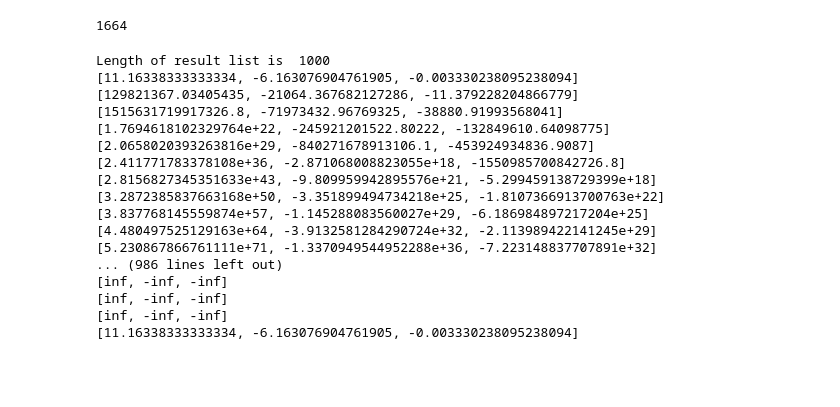
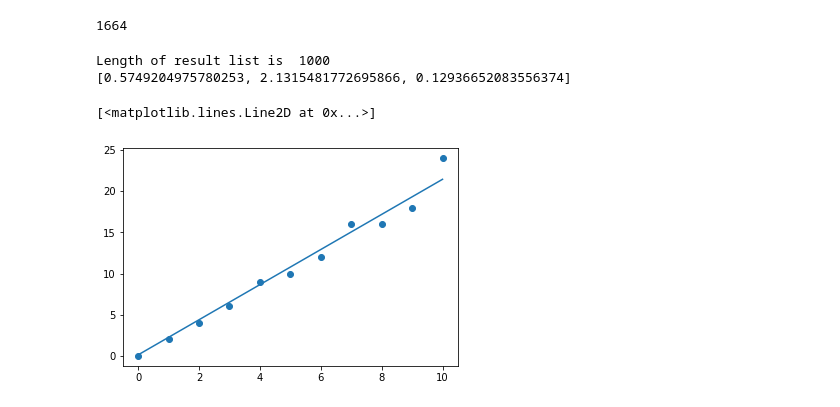
Before and after one commit to Ali-Rizvi-1/Gradient-Descent, a Jupyter notebook: main.ipynb, the cells around one changed output. Drawn from its saved outputs; the diff is of its cells as text; code cells hidden in the pictures; blank space fills up the shorter version.

```diff
--- a/main.ipynb
+++ b/main.ipynb
@@ -47,56 +47,49 @@ def gradient_descent(x,y):
     alpha = 0.001
     iterations = 1000
 
     for j in range(iterations):
 
         Total_J = 0
         d_m = 0 # accumulate total gradient in m
         d_c = 0 # accumulate total gradient in c
 
         for row in range(len(x)): # looping over number of training examples
 
             # hypothesis function
             hx = m*x[row]+c
 
             # cost function
-            J = ( (y[row]-hx)**2 )
+            J = ( (hx-y[row])**2 )
             Total_J = Total_J + J
 
-            d_c = d_c + 2*(y[row] - hx)
-            d_m = d_m + 2*x[row]*(y[row] - hx )
+            d_c = d_c + (hx - y[row])
+            d_m = d_m + x[row]*(hx - y[row])
 
-        Total_J = Total_J/len(x)
+        Total_J = Total_J/(2*len(x))
         # update m and c
-        temp0 = c - alpha * (d_c/(2*len(x)))
-        temp1 = m - alpha * (d_m/(2*len(x)))
+        temp0 = c - alpha * (d_c/(len(x)))
+        temp1 = m - alpha * (d_m/(len(x)))
         c = temp0
         m = temp1
         result.append([Total_J,m,c])
 
     print('Length of result list is ',len(result))
-    for i in result:
-        print(i)
+    # for i in result:
+    #     print(i)
     return min(result, key=lambda x: x[0])
 
     # return [m,c]
-
-ans = gradient_descent(x,y)
+X = np.array([i for i in range(11)])
+Y = np.array([2*i for i in range(11)])
+for i in range(1,len(Y),3):
+    Y[i] = Y[i]*1.2
+ans = gradient_descent(X,Y)
 print(ans)
+plt.scatter(X,Y)
+Y2 = ans[1]*X+ans[2]
+plt.plot(X,Y2)
 # %% [output]
 Length of result list is  1000
-[11.16338333333334, -6.163076904761905, -0.003330238095238094]
-[129821367.03405435, -21064.367682127286, -11.379228204866779]
-[1515631719917326.8, -71973432.96769325, -38880.91993568041]
-[1.7694618102329764e+22, -245921201522.80222, -132849610.64098775]
-[2.0658020393263816e+29, -840271678913106.1, -453924934836.9087]
-[2.411771783378108e+36, -2.871068008823055e+18, -1550985700842726.8]
-[2.8156827345351633e+43, -9.809959942895576e+21, -5.299459138729399e+18]
-[3.2872385837663168e+50, -3.351899494734218e+25, -1.8107366913700763e+22]
-[3.837768145559874e+57, -1.145288083560027e+29, -6.186984897217204e+25]
-[4.480497525129163e+64, -3.9132581284290724e+32, -2.113989422141245e+29]
-[5.230867866761111e+71, -1.3370949544952288e+36, -7.223148837707891e+32]
-... (986 lines left out)
-[inf, -inf, -inf]
-[inf, -inf, -inf]
-[inf, -inf, -inf]
-[11.16338333333334, -6.163076904761905, -0.003330238095238094]
+[0.5749204975780253, 2.1315481772695866, 0.12936652083556374]
+[<matplotlib.lines.Line2D at 0x...>]
+[figure, added]
```
Also changed, not shown: parts of 1 cell of this notebook.
